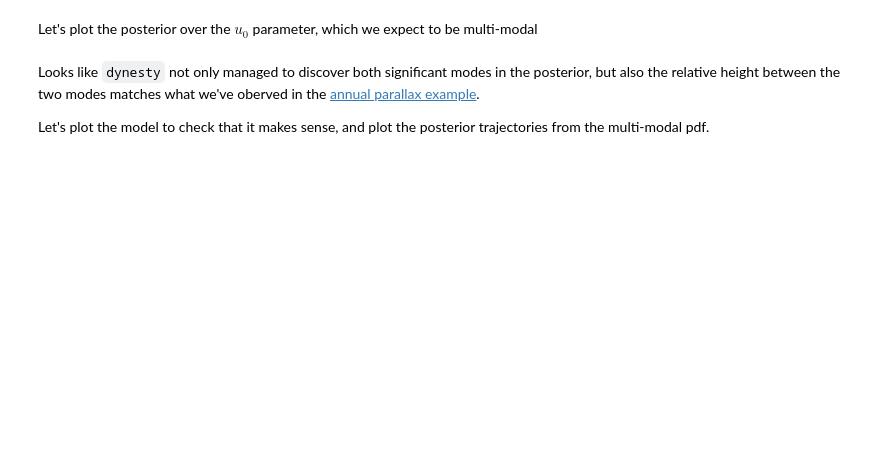
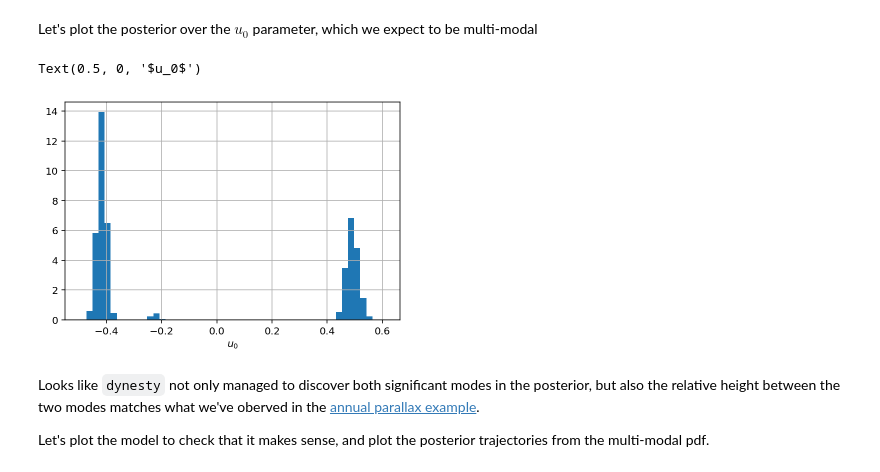
Before and after one commit to fbartolic/caustic, a Jupyter notebook: docs/examples/annual_parallax_dynesty.ipynb, the cells around one changed output. Saved outputs shown, nothing was run; the diff lists cells and outputs as text; code cells hidden in the pictures; blank space fills up the shorter version.

```diff
--- a/docs/examples/annual_parallax_dynesty.ipynb
+++ b/docs/examples/annual_parallax_dynesty.ipynb
@@ -113,20 +111,20 @@ def prior_transform(u):
     """
     x = np.array(u)  # copy u
 
-    # Delta_F_lowerbound__
-    x[0] = scipy.stats.norm.ppf(u[0], loc=2.0, scale=1.0)
+    # ln_DeltaF
+    x[0] = scipy.stats.norm.ppf(u[0], loc=5.0, scale=2.0)
 
-    # F_base__
-    x[1] = scipy.stats.norm.ppf(u[1], loc=0.0, scale=0.5)
+    # ln_Fbase
+    x[1] = scipy.stats.norm.ppf(u[1], loc=4.0, scale=3.0)
 
-    # t_0_interval__
-    x[2] = scipy.stats.norm.ppf(u[2], loc=0.1, scale=0.5)
+    # t0
+    x[2] = scipy.stats.norm.ppf(u[2], model.t_min, model.t_max)
 
-    # u_0
-    x[3] = scipy.stats.norm.ppf(u[3], loc=0.0, scale=1.0)
+    # ln_tE
+    x[3] = scipy.stats.norm.ppf(u[3], loc=3.0, scale=3.0)
 
-    # t_eff_lowerbound__
-    x[4] = scipy.stats.norm.ppf(u[4], loc=3.0, scale=2.0)
+    # u0
+    x[4] = scipy.stats.norm.ppf(u[4], loc=0.0, scale=1.0)
 
     # pi_EE
     x[5] = scipy.stats.norm.ppf(u[5], loc=0.0, scale=0.5)
@@ -134,7 +132,7 @@ def prior_transform(u):
     # pi_EN
     x[6] = scipy.stats.norm.ppf(u[6], loc=0.0, scale=0.5)
 
-    # c_1_lowerbound
-    x[7] = scipy.stats.norm.ppf(u[7], loc=-3, scale=3.0)
+    # ln_c
+    x[7] = scipy.stats.expon.ppf(u[7], scale=1 / 0.5)
 
     return x
@@ -175,13 +179,15 @@ cfig, caxes = dyplot.cornerplot(results)
 # %% [markdown]
 Let's plot the posterior over the $u_0$ parameter, which we expect to be multi-modal
 # %%
-# Plot posterior for u_0
+# Plot posterior for u0
 fig, ax = plt.subplots()
 
-ax.hist(samples[:, 3], bins=200, density=True, alpha=0.5)
-ax.set_xlim(-0.6, 0.6)
+ax.hist(samples_reweighted[:, 4], bins=50, density=True)
 ax.grid()
 ax.set_xlabel("$u_0$")
+# %% [output]
+Text(0.5, 0, '$u_0$')
+[figure, added]
 # %% [markdown]
 Looks like `dynesty` not only managed to discover both significant modes in the posterior, but also the relative height between the two modes matches what we've oberved in the [annual parallax example](annual_parallax.ipynb).
 
```
Also changed, not shown: parts of 11 cells of this notebook, 3 other files.
